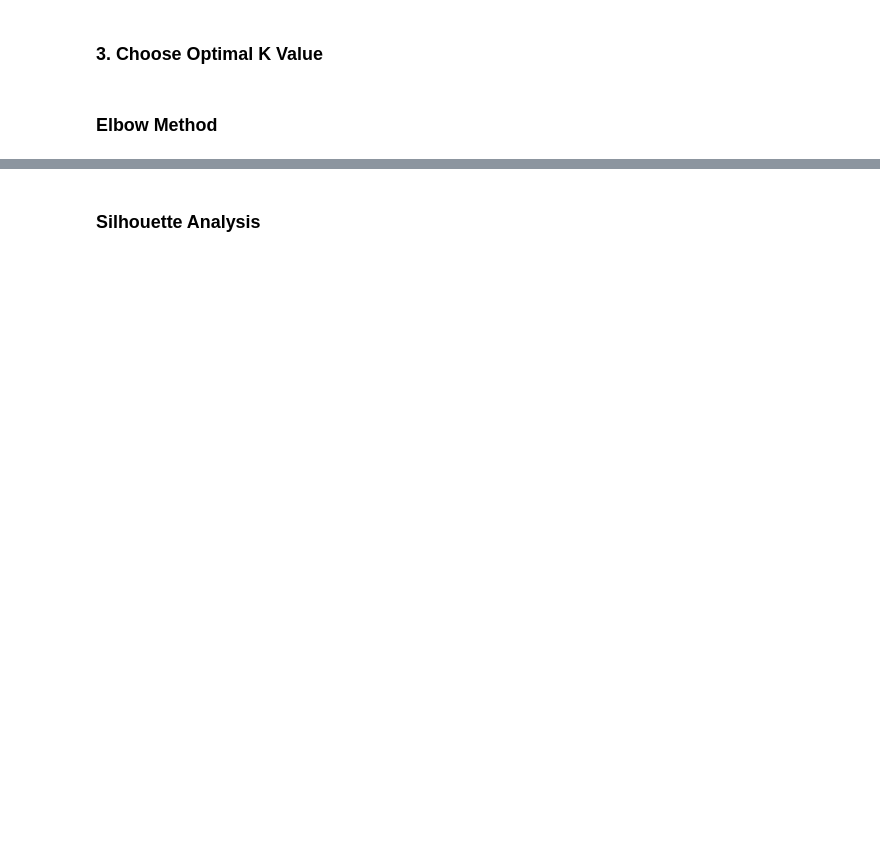
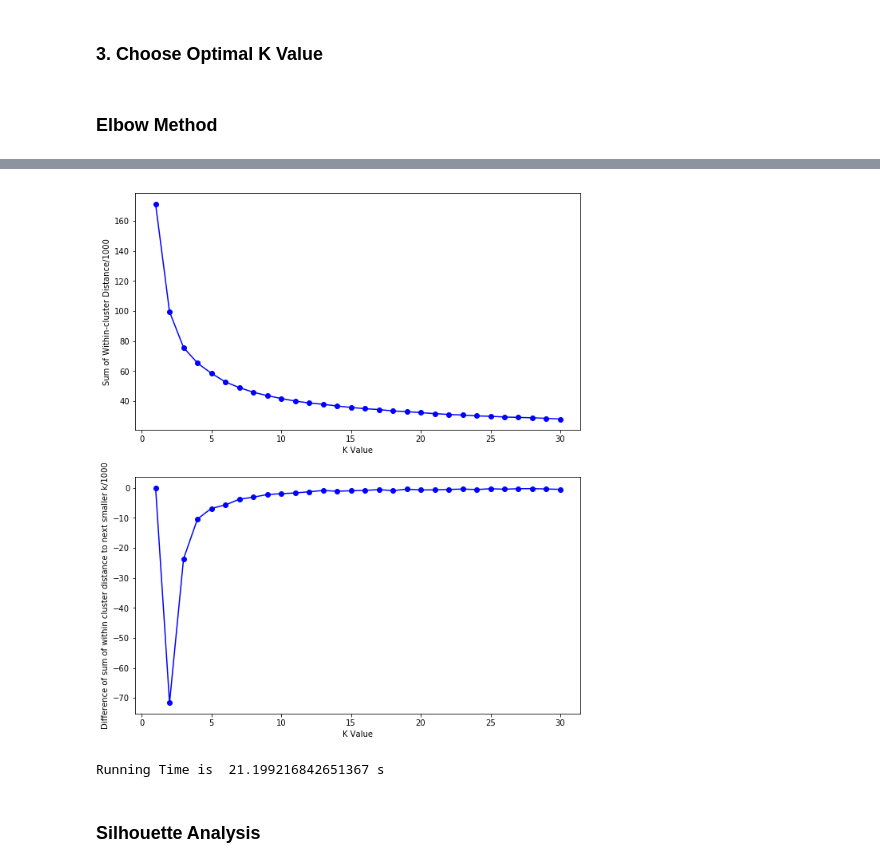
Before and after one commit to JiayuanGuo/Learning-Dash, a Jupyter notebook: Transtomics_Clustering/KMeansClustering.ipynb, the cells around one changed output, grey strips where cells are left out. Drawn from its saved outputs; the diff is of its cells as text; code cells hidden in the pictures; blank space fills up the shorter version.

```diff
--- a/Transtomics_Clustering/KMeansClustering.ipynb
+++ b/Transtomics_Clustering/KMeansClustering.ipynb
@@ -181,12 +199,20 @@ def elbow_method_evaluation(n):
     # The between-clusters sum of square
     bss = tss - wss
 
+    # Difference of sum of within cluster distance to next smaller k
+    dwss = [wss[i+1] - wss[i] for i in range(len(wss)-1)]
+    dwss.insert(0, 0)
+
     # elbow curve
-    fig = plt.figure()
-    ax = fig.add_subplot(111)
-    ax.plot(K, wss, 'bo-')
+    fig = plt.figure(figsize=(10,12))
+    ax1 = fig.add_subplot(211)
+    ax1.plot(K, wss, 'bo-')
+    ax1.set_xlabel('K Value', fontsize = 10)
+    ax1.set_ylabel('Sum of Within-cluster Distance/1000', fontsize = 10)
 
-    plt.xlabel('K Value', fontsize = 10)
-    plt.ylabel('Sum of Within-cluster Distance/1000', fontsize = 10)
-    plt.title('Elbow Analysis', fontsize = 15)
+    ax2 = fig.add_subplot(212)
+    ax2.plot(K,dwss, 'bo-')
+    ax2.set_xlabel('K Value', fontsize = 10)
+    ax2.set_ylabel('Difference of sum of within cluster distance to next smaller k/1000', fontsize = 10)
+    #plt.title('Elbow Analysis', fontsize = 15)
     plt.show()
@@ -197,3 +219,13 @@ elbow(df, 30)
+# %%
+start = time.time()
+
+elbow_method_evaluation(30)
+
+end = time.time()
+print('Running Time is ', (end - start),'s')
+# %% [output]
+[figure, added]
+Running Time is  21.199216842651367 s
 # %% [markdown]
 ### Silhouette Analysis
 # %%
```
Also changed, not shown: parts of 11 cells of this notebook, 1 other file.
